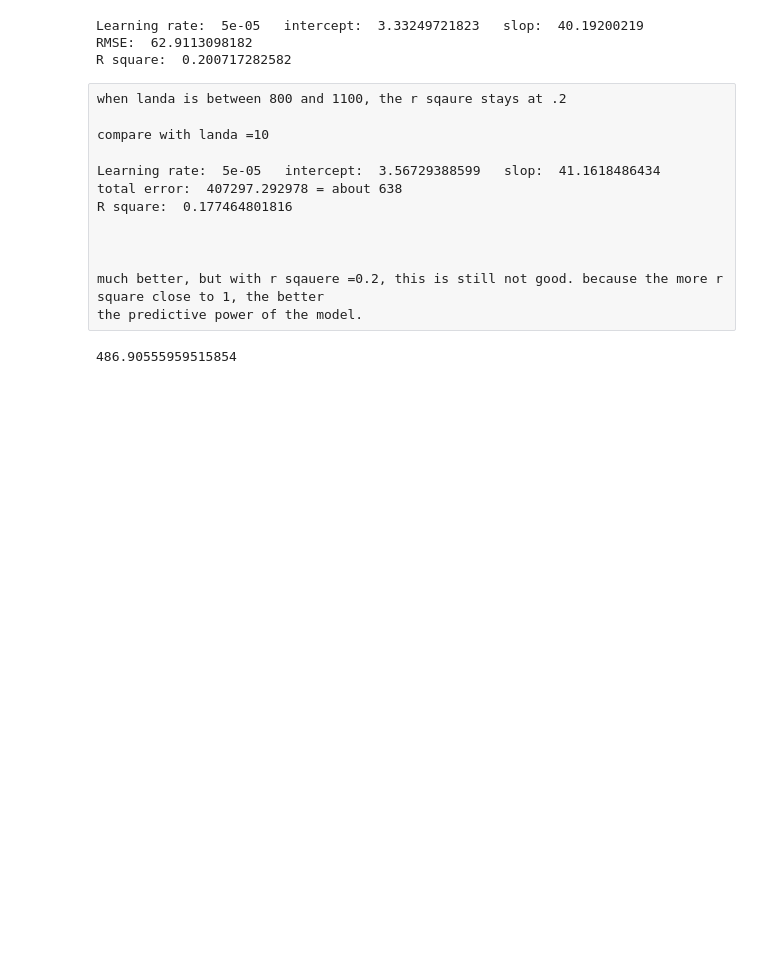
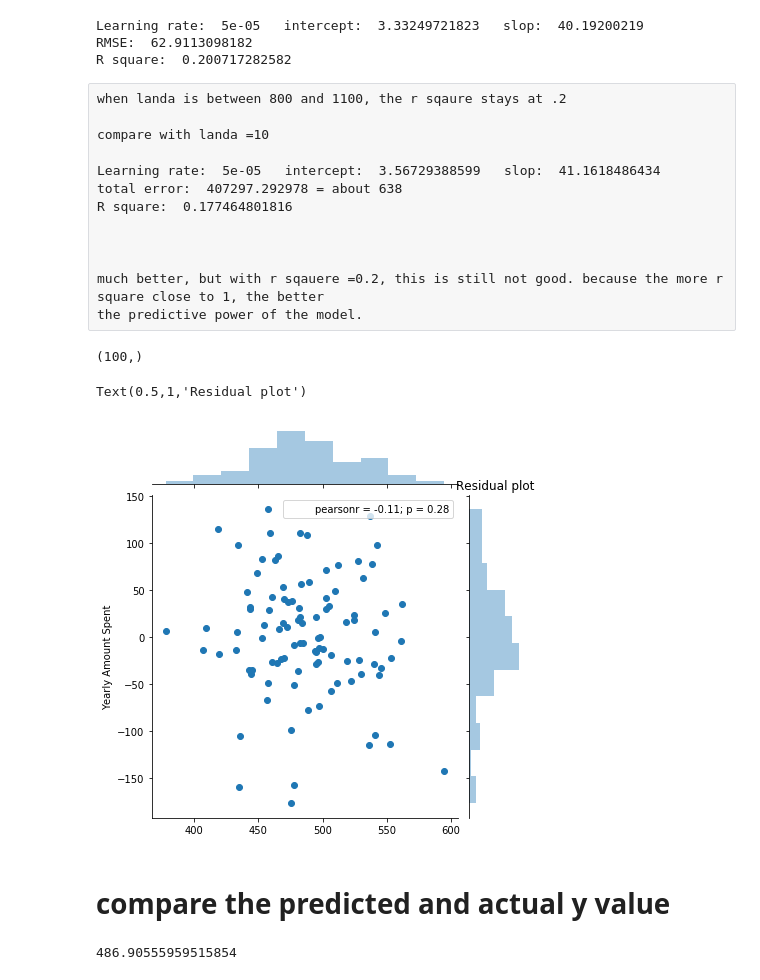
Before and after one commit to michaelzeng25/gradient-descent-on-app-and-yearly-spent, a Jupyter notebook: Gradient descent for simple linear regression.ipynb, the cells around one changed output. Cells and saved outputs as stored; diff of their text form; code cells hidden in the pictures; blank space fills up the shorter version.

```diff
--- a/Gradient descent for simple linear regression.ipynb
+++ b/Gradient descent for simple linear regression.ipynb
@@ -334,8 +338,8 @@ def minimize_m_b(X_train2,y_train2, m, b, learning_rate, landa):
     for i in range(len(X_train2)):
         minimize_m +=  (m + b * X_train2[i]) - y_train2[i]
         minimize_b += ((m + b * X_train2[i]) - y_train2[i]) * X_train2[i]
-    minimized_m = m * (1 - (learning_rate * landa) / N) - (learning_rate / N * minimize_m)
-    minimized_b = b * (1 - (learning_rate * landa) / N) - (learning_rate / N * minimize_b)
+    minimized_m = m * (1 - (learning_rate * landa) / N) - ((learning_rate / N) * minimize_m)
+    minimized_b = b * (1 - (learning_rate * landa) / N) - ((learning_rate / N) * minimize_b)
     store_m.append(minimized_m)
     store_b.append(minimized_b)
     return [minimized_m, minimized_b]
@@ -430,6 +434,19 @@ R square:  0.177464801816
 
 much better, but with r sqauere =0.2, this is still not good. because the more r square close to 1, the better
 the predictive power of the model.
+# %%
+predicted_values = predicted_values.reshape(-1)
+predicted_values.shape
+# %% [output]
+(100,)
+# %%
+sns.jointplot(predicted_values, y_test - predicted_values )
+plt.title('Residual plot')
+# %% [output]
+Text(0.5,1,'Residual plot')
+[figure, added]
+# %% [markdown]
+# compare the predicted and actual y value
 # %%
 predicted_values = []
 for i in range(len(X_test)):
```
Also changed, not shown: parts of 10 cells of this notebook.
